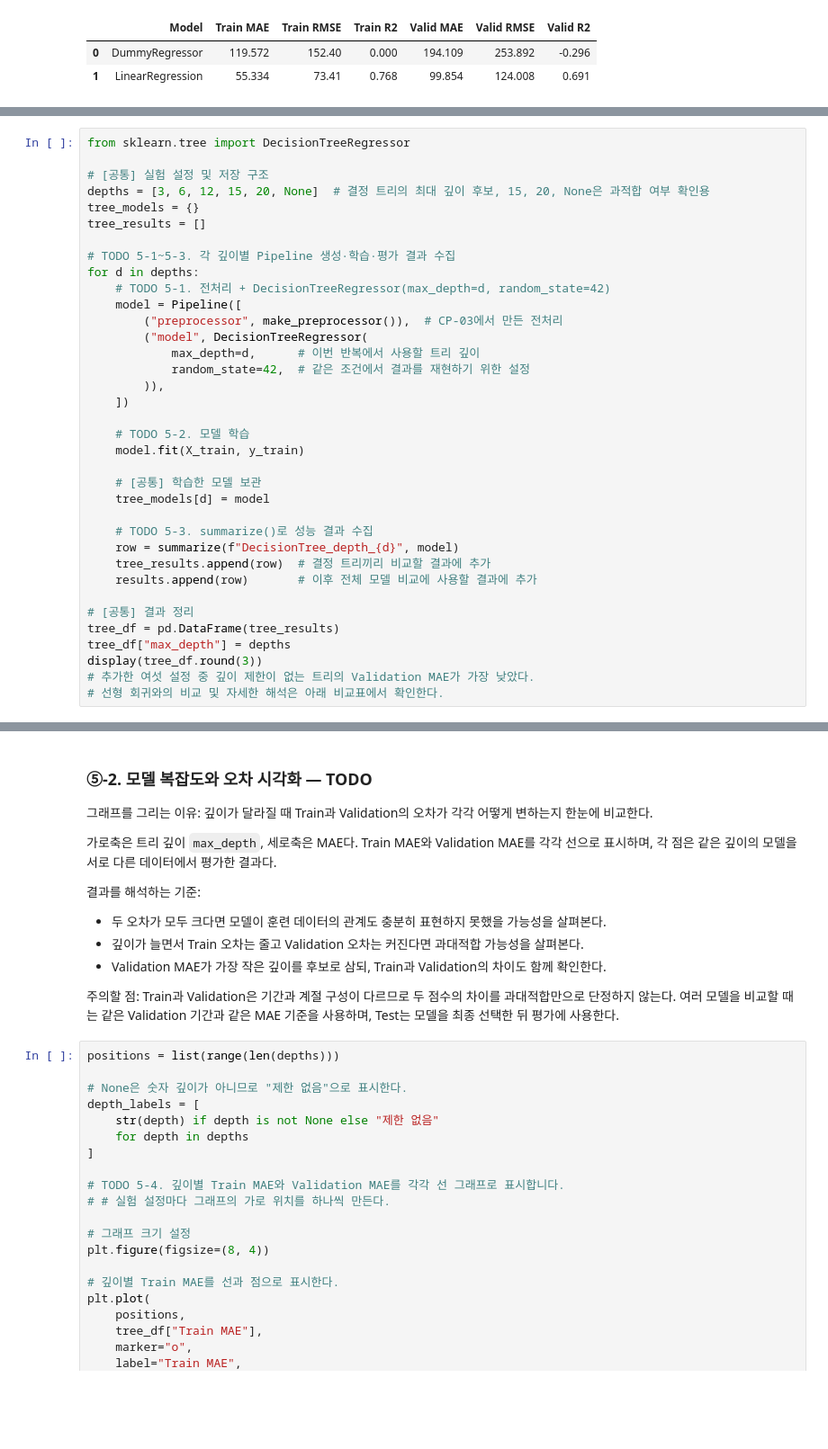
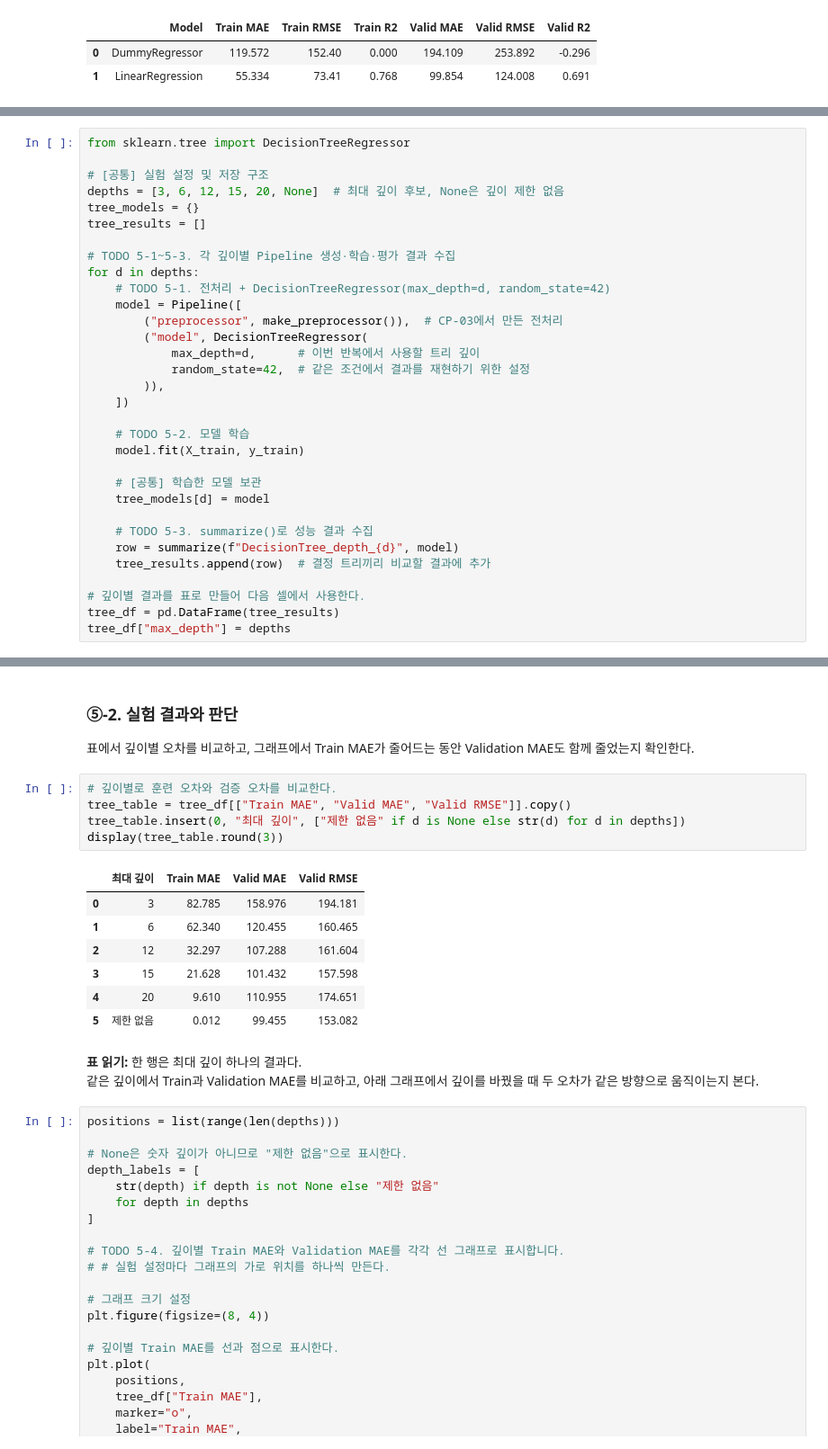
Before and after one commit to jaemin-devlog/ai-mini-projects, a Jupyter notebook: mini-project-01/code/01_regression_bike_demand.ipynb, the cells around one changed output, grey strips where cells are left out. Shown at 90% size. Drawn from its saved outputs; the diff is of its cells as text; blank space fills up the shorter version.

```diff
--- a/mini-project-01/code/01_regression_bike_demand.ipynb
+++ b/mini-project-01/code/01_regression_bike_demand.ipynb
@@ -698,7 +671,7 @@ display(results_df)                         # 비교표 출력
 from sklearn.tree import DecisionTreeRegressor
 
 # [공통] 실험 설정 및 저장 구조
-depths = [3, 6, 12, 15, 20, None]  # 결정 트리의 최대 깊이 후보, 15, 20, None은 과적합 여부 확인용
+depths = [3, 6, 12, 15, 20, None]  # 최대 깊이 후보, None은 깊이 제한 없음
 tree_models = {}
 tree_results = []
 
@@ -722,11 +695,7 @@ for d in depths:
     # TODO 5-3. summarize()로 성능 결과 수집
     row = summarize(f"DecisionTree_depth_{d}", model)
     tree_results.append(row)  # 결정 트리끼리 비교할 결과에 추가
-    results.append(row)       # 이후 전체 모델 비교에 사용할 결과에 추가
 
-# [공통] 결과 정리
+# 깊이별 결과를 표로 만들어 다음 셀에서 사용한다.
 tree_df = pd.DataFrame(tree_results)
 tree_df["max_depth"] = depths
-display(tree_df.round(3))
-# 추가한 여섯 설정 중 깊이 제한이 없는 트리의 Validation MAE가 가장 낮았다.
-# 선형 회귀와의 비교 및 자세한 해석은 아래 비교표에서 확인한다.
@@ -793,17 +702,23 @@ Validation RMSE는 선형 회귀가 124.008대로 결정 트리의 153.082대보
 # %% [markdown]
-### ⑤-2. 모델 복잡도와 오차 시각화 — TODO
+### ⑤-2. 실험 결과와 판단
 
-
-그래프를 그리는 이유: 깊이가 달라질 때 Train과 Validation의 오차가 각각 어떻게 변하는지 한눈에 비교한다.
-
-가로축은 트리 깊이 `max_depth`, 세로축은 MAE다. Train MAE와 Validation MAE를 각각 선으로 표시하며, 각 점은 같은 깊이의 모델을 서로 다른 데이터에서 평가한 결과다.
-
-결과를 해석하는 기준:
-- 두 오차가 모두 크다면 모델이 훈련 데이터의 관계도 충분히 표현하지 못했을 가능성을 살펴본다.
-- 깊이가 늘면서 Train 오차는 줄고 Validation 오차는 커진다면 과대적합 가능성을 살펴본다.
-- Validation MAE가 가장 작은 깊이를 후보로 삼되, Train과 Validation의 차이도 함께 확인한다.
-
-주의할 점: Train과 Validation은 기간과 계절 구성이 다르므로 두 점수의 차이를 과대적합만으로 단정하지 않는다. 여러 모델을 비교할 때는 같은 Validation 기간과 같은 MAE 기준을 사용하며, Test는 모델을 최종 선택한 뒤 평가에 사용한다.
+표에서 깊이별 오차를 비교하고, 그래프에서 Train MAE가 줄어드는 동안 Validation MAE도 함께 줄었는지 확인한다.
+# %%
+# 깊이별로 훈련 오차와 검증 오차를 비교한다.
+tree_table = tree_df[["Train MAE", "Valid MAE", "Valid RMSE"]].copy()
+tree_table.insert(0, "최대 깊이", ["제한 없음" if d is None else str(d) for d in depths])
+display(tree_table.round(3))
+# %% [output]
+|  | 최대 깊이 | Train MAE | Valid MAE | Valid RMSE |
+| 0 | 3 | 82.785 | 158.976 | 194.181 |
+| 1 | 6 | 62.340 | 120.455 | 160.465 |
+| 2 | 12 | 32.297 | 107.288 | 161.604 |
+| 3 | 15 | 21.628 | 101.432 | 157.598 |
+| 4 | 20 | 9.610 | 110.955 | 174.651 |
+| 5 | 제한 없음 | 0.012 | 99.455 | 153.082 |
+# %% [markdown]
+**표 읽기:** 한 행은 최대 깊이 하나의 결과다.\
+같은 깊이에서 Train과 Validation MAE를 비교하고, 아래 그래프에서 깊이를 바꿨을 때 두 오차가 같은 방향으로 움직이는지 본다.
 # %%
 positions = list(range(len(depths)))
 
```
Also changed, not shown: parts of 40 cells of this notebook.
